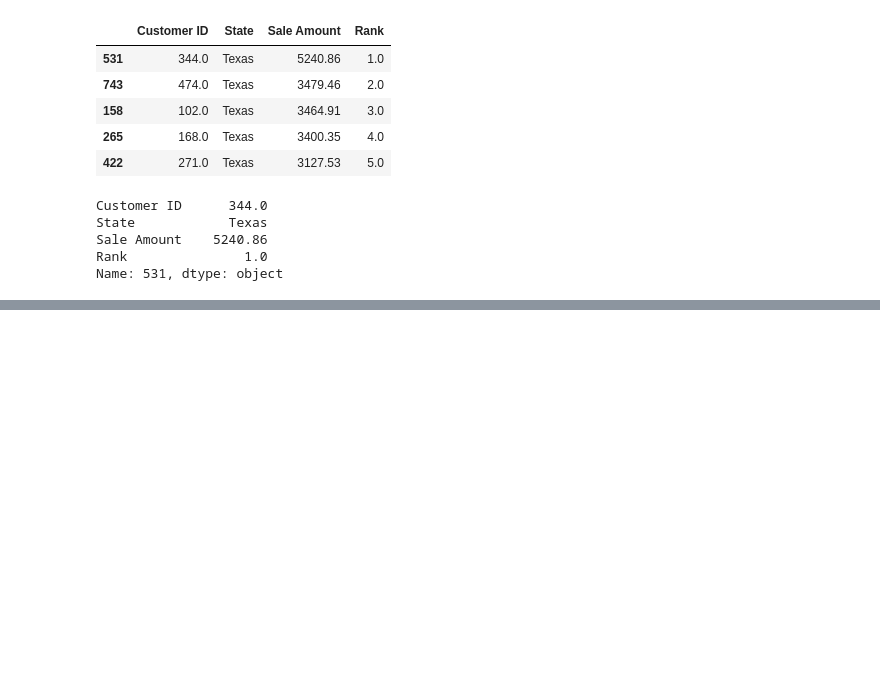
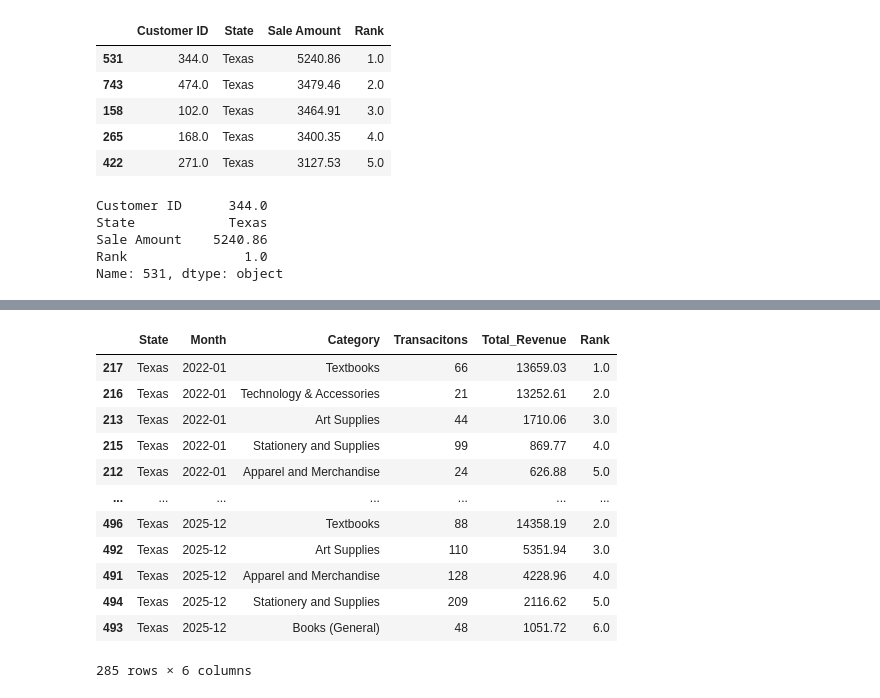
Before and after one commit to anchan-hm/Capstone_2, a Jupyter notebook: Chanthadara_sales_analysis.ipynb, the cells around one changed output, grey strips where cells are left out. Saved outputs shown, nothing was run; the diff lists cells and outputs as text; code cells hidden in the pictures; blank space fills up the shorter version.

```diff
--- a/Chanthadara_sales_analysis.ipynb
+++ b/Chanthadara_sales_analysis.ipynb
@@ -329,0 +399,23 @@ Name: 531, dtype: object
+# %%
+# filtering mathly category stats for TX
+tx_monthly_cat = monthly_cat_stats[monthly_cat_stats['State'] == 'Texas']
+
+# sorting Month first then rank (1 = highest revenue)
+tx_monthly_cat_sort = tx_monthly_cat.sort_values(['Month','Rank'])
+
+# previewing TX
+tx_monthly_cat_sort
+# %% [output]
+|  | State | Month | Category | Transacitons | Total_Revenue | Rank |
+| 217 | Texas | 2022-01 | Textbooks | 66 | 13659.03 | 1.0 |
+| 216 | Texas | 2022-01 | Technology & Accessories | 21 | 13252.61 | 2.0 |
+| 213 | Texas | 2022-01 | Art Supplies | 44 | 1710.06 | 3.0 |
+| 215 | Texas | 2022-01 | Stationery and Supplies | 99 | 869.77 | 4.0 |
+| 212 | Texas | 2022-01 | Apparel and Merchandise | 24 | 626.88 | 5.0 |
+| ... | ... | ... | ... | ... | ... | ... |
+| 496 | Texas | 2025-12 | Textbooks | 88 | 14358.19 | 2.0 |
+| 492 | Texas | 2025-12 | Art Supplies | 110 | 5351.94 | 3.0 |
+| 491 | Texas | 2025-12 | Apparel and Merchandise | 128 | 4228.96 | 4.0 |
+| 494 | Texas | 2025-12 | Stationery and Supplies | 209 | 2116.62 | 5.0 |
+| 493 | Texas | 2025-12 | Books (General) | 48 | 1051.72 | 6.0 |
+285 rows × 6 columns
```
Also changed, not shown: parts of 5 cells of this notebook.
